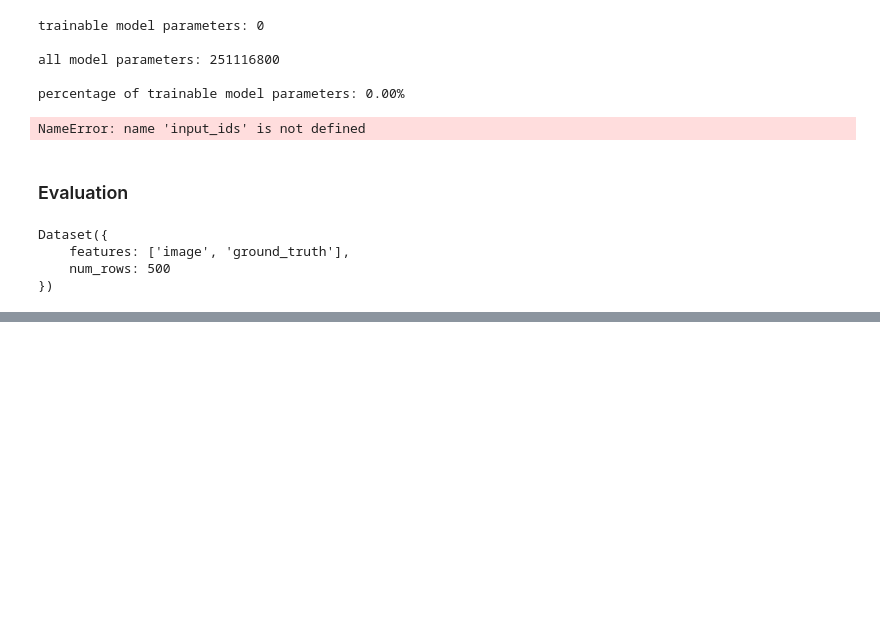
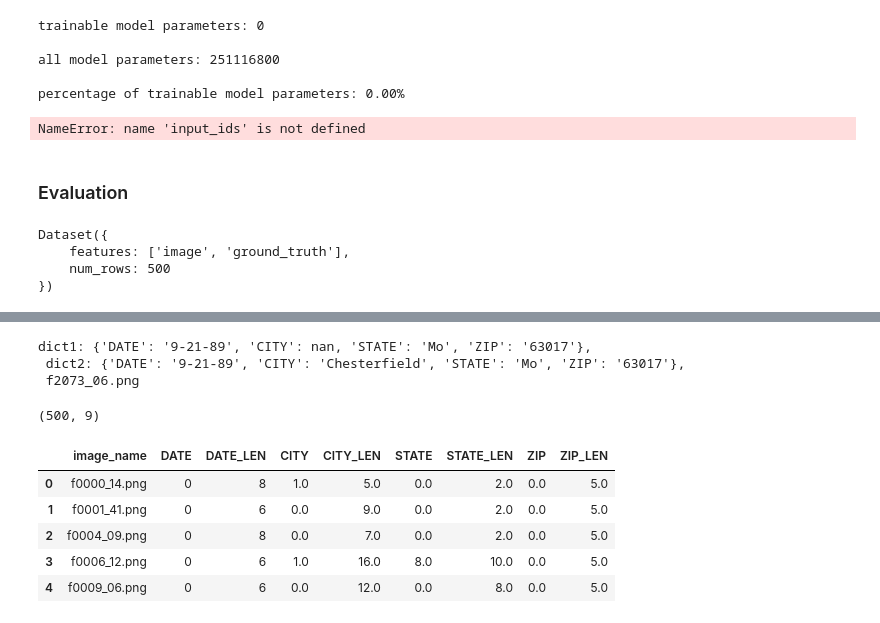
Before and after one commit to srsani/hvdu, a Jupyter notebook: src/notebooks/9_0_seq2seq_t5.ipynb, the cells around one changed output, grey strips where cells are left out. Saved outputs shown, nothing was run; the diff lists cells and outputs as text; code cells hidden in the pictures; blank space fills up the shorter version.

```diff
--- a/src/notebooks/9_0_seq2seq_t5.ipynb
+++ b/src/notebooks/9_0_seq2seq_t5.ipynb
@@ -620,2 +593,0 @@ data_str
-# %%
-data_dict = json.loads('{' + data_str + '}')
@@ -663,0 +643,18 @@ ss(data_str)
+# %%
+dict_list, error_list  = get_accuracy_dict (df1_, keys_path)
+# %% [output]
+dict1: {'DATE': '9-21-89', 'CITY': nan, 'STATE': 'Mo', 'ZIP': '63017'},
+ dict2: {'DATE': '9-21-89', 'CITY': 'Chesterfield', 'STATE': 'Mo', 'ZIP': '63017'},
+ f2073_06.png
+# %%
+df_ = pd.DataFrame(dict_list)
+print(df_.shape)
+df_.head()
+# %% [output]
+(500, 9)
+|  | image_name | DATE | DATE_LEN | CITY | CITY_LEN | STATE | STATE_LEN | ZIP | ZIP_LEN |
+| 0 | f0000_14.png | 0 | 8 | 1.0 | 5.0 | 0.0 | 2.0 | 0.0 | 5.0 |
+| 1 | f0001_41.png | 0 | 6 | 0.0 | 9.0 | 0.0 | 2.0 | 0.0 | 5.0 |
+| 2 | f0004_09.png | 0 | 8 | 0.0 | 7.0 | 0.0 | 2.0 | 0.0 | 5.0 |
+| 3 | f0006_12.png | 0 | 6 | 1.0 | 16.0 | 8.0 | 10.0 | 0.0 | 5.0 |
+| 4 | f0009_06.png | 0 | 6 | 0.0 | 12.0 | 0.0 | 8.0 | 0.0 | 5.0 |
```
Also changed, not shown: parts of 22 cells of this notebook.
